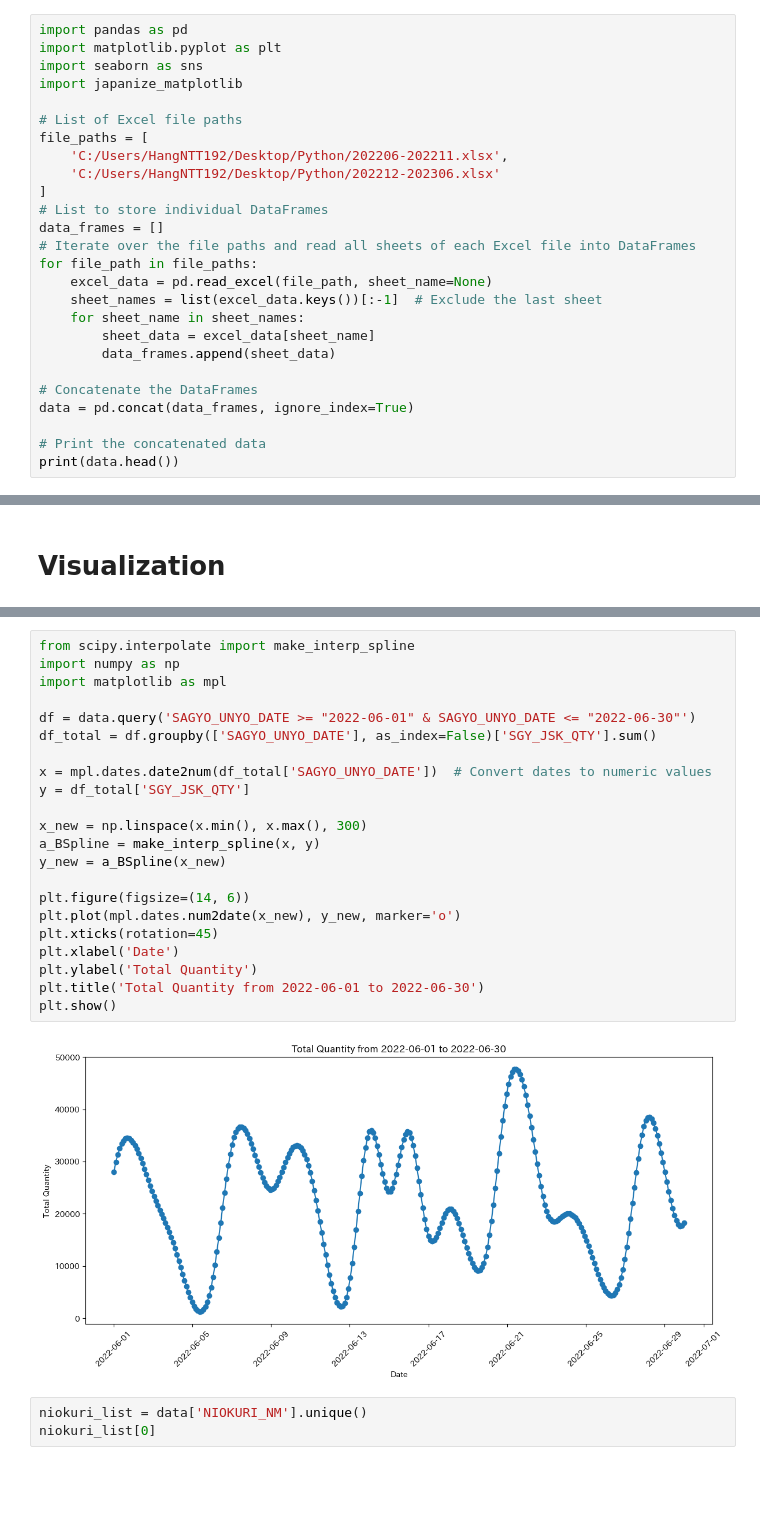
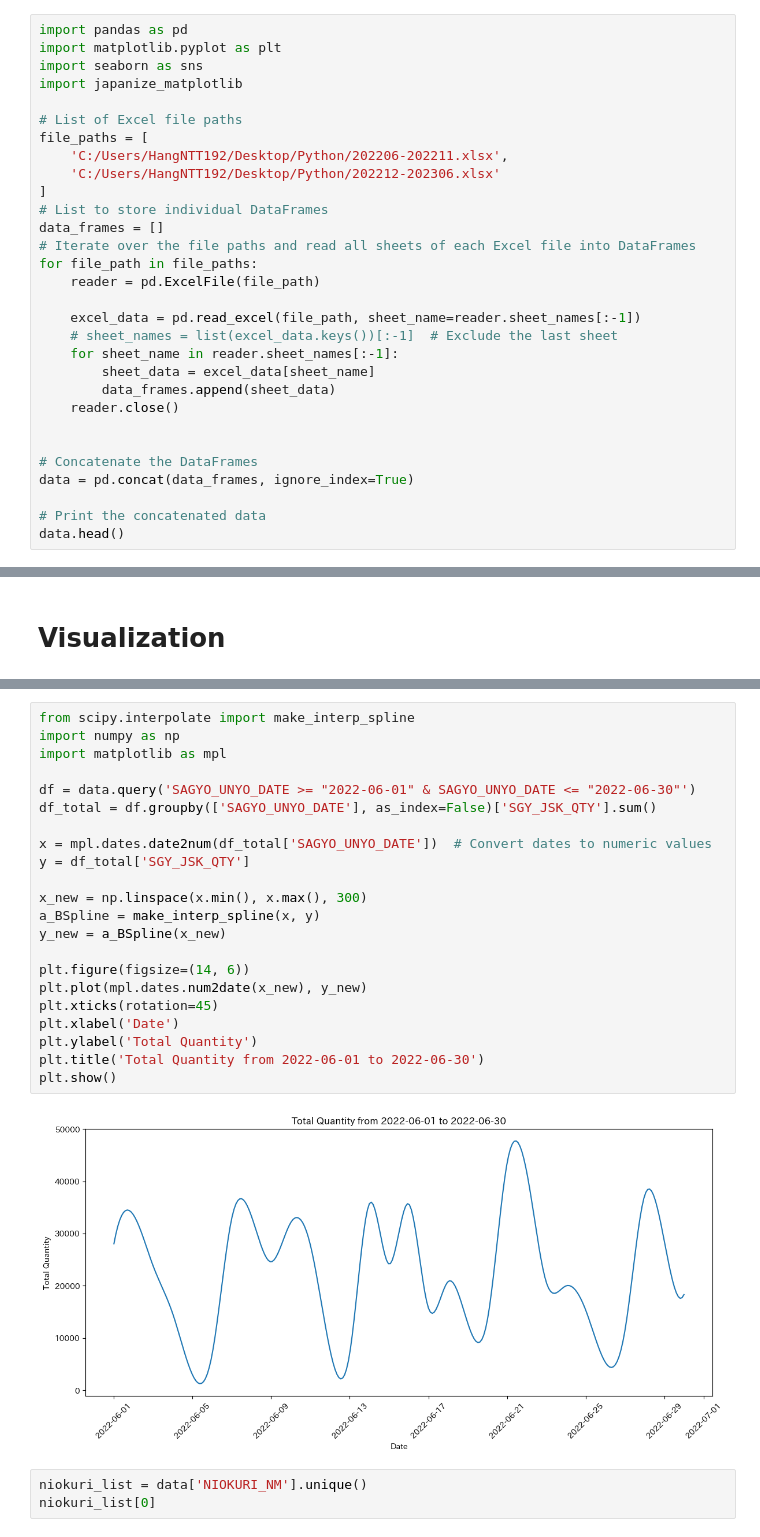
Before and after one commit to NGOHang98/Usee, a Jupyter notebook: Usee.ipynb, the cells around one changed output, grey strips where cells are left out. Drawn from its saved outputs; the diff is of its cells as text; blank space fills up the shorter version.

```diff
--- a/Usee.ipynb
+++ b/Usee.ipynb
@@ -69,15 +69,19 @@ file_paths = [
 data_frames = []
 # Iterate over the file paths and read all sheets of each Excel file into DataFrames
 for file_path in file_paths:
-    excel_data = pd.read_excel(file_path, sheet_name=None)
-    sheet_names = list(excel_data.keys())[:-1]  # Exclude the last sheet
-    for sheet_name in sheet_names:
+    reader = pd.ExcelFile(file_path)
+
+    excel_data = pd.read_excel(file_path, sheet_name=reader.sheet_names[:-1])
+    # sheet_names = list(excel_data.keys())[:-1]  # Exclude the last sheet
+    for sheet_name in reader.sheet_names[:-1]:
         sheet_data = excel_data[sheet_name]
         data_frames.append(sheet_data)
+    reader.close()
+
 
 # Concatenate the DataFrames
 data = pd.concat(data_frames, ignore_index=True)
 
 # Print the concatenated data
-print(data.head())
+data.head()
 # %% [output]
@@ -714,27 +681,27 @@ plt.show()
 # %%
 from scipy.interpolate import make_interp_spline
 import numpy as np
 import matplotlib as mpl
 
 df = data.query('SAGYO_UNYO_DATE >= "2022-06-01" & SAGYO_UNYO_DATE <= "2022-06-30"')
 df_total = df.groupby(['SAGYO_UNYO_DATE'], as_index=False)['SGY_JSK_QTY'].sum()
 
 x = mpl.dates.date2num(df_total['SAGYO_UNYO_DATE'])  # Convert dates to numeric values
 y = df_total['SGY_JSK_QTY']
 
 x_new = np.linspace(x.min(), x.max(), 300)
 a_BSpline = make_interp_spline(x, y)
 y_new = a_BSpline(x_new)
 
 plt.figure(figsize=(14, 6))
-plt.plot(mpl.dates.num2date(x_new), y_new, marker='o')
+plt.plot(mpl.dates.num2date(x_new), y_new)
 plt.xticks(rotation=45)
 plt.xlabel('Date')
 plt.ylabel('Total Quantity')
 plt.title('Total Quantity from 2022-06-01 to 2022-06-30')
 plt.show()
 # %% [output]
-[figure, old version]
+[figure, new version]
 # %%
 niokuri_list = data['NIOKURI_NM'].unique()
 niokuri_list[0]
```
Also changed, not shown: parts of 22 cells of this notebook, 7 other files.
